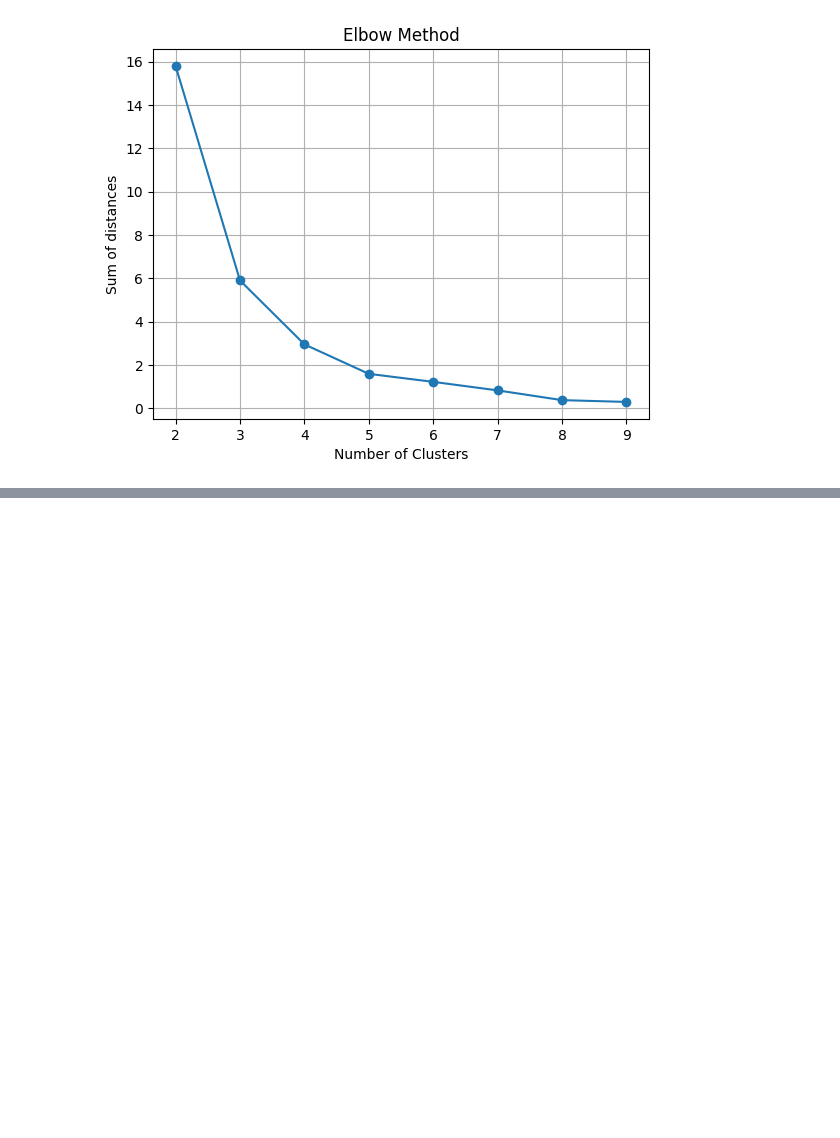
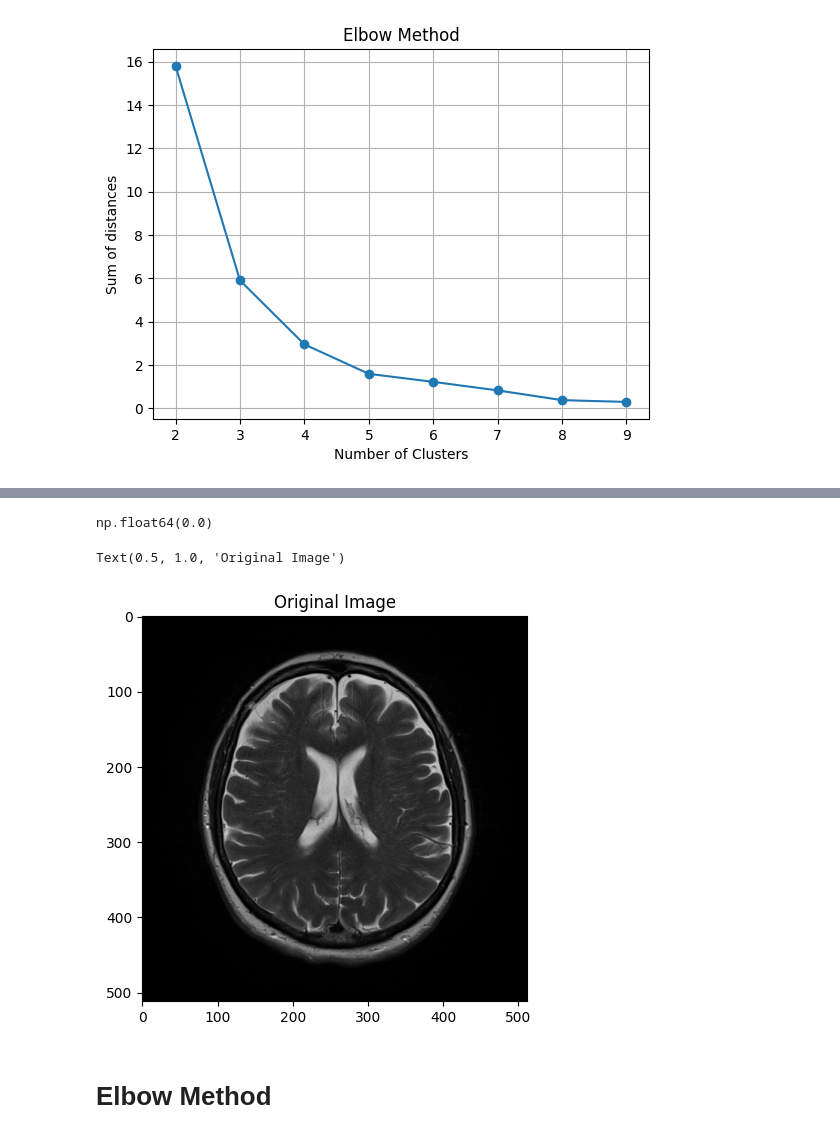
Before and after one commit to gohelanupam-byte/demo, a Jupyter notebook: Copy_of_Batch_US_ML&Stats.ipynb, the cells around one changed output, grey strips where cells are left out. Saved outputs shown, nothing was run; the diff lists cells and outputs as text; code cells hidden in the pictures; blank space fills up the shorter version.

```diff
--- a/Copy_of_Batch_US_ML&Stats.ipynb
+++ b/Copy_of_Batch_US_ML&Stats.ipynb
@@ -945,0 +1027,20 @@ plt.grid(True)
+# %%
+dicom_path = '/content/Vida_Head.MR.Comp_DR-Gain_DR.1005.1.2021.04.27.14.20.13.818.14380335 (1).dcm'
+# %%
+img = pydicom.dcmread(dicom_path)
+# %%
+image_array = img.pixel_array.astype(float)
+# %%
+# Min Max Scaling -> 0 to 1
+image_array = (image_array - np.min(image_array)) / (np.max(image_array) - np.min(image_array))
+# %%
+np.min(image_array)
+# %% [output]
+np.float64(0.0)
+# %%
+plt.figure(figsize=(10,5))
+plt.imshow(image_array, cmap='grey')
+plt.title('Original Image')
+# %% [output]
+Text(0.5, 1.0, 'Original Image')
+[figure, added]
@@ -945,0 +1050,2 @@ plt.grid(True)
+# %% [markdown]
+# Elbow Method
```
Also changed, not shown: parts of 83 cells of this notebook.
